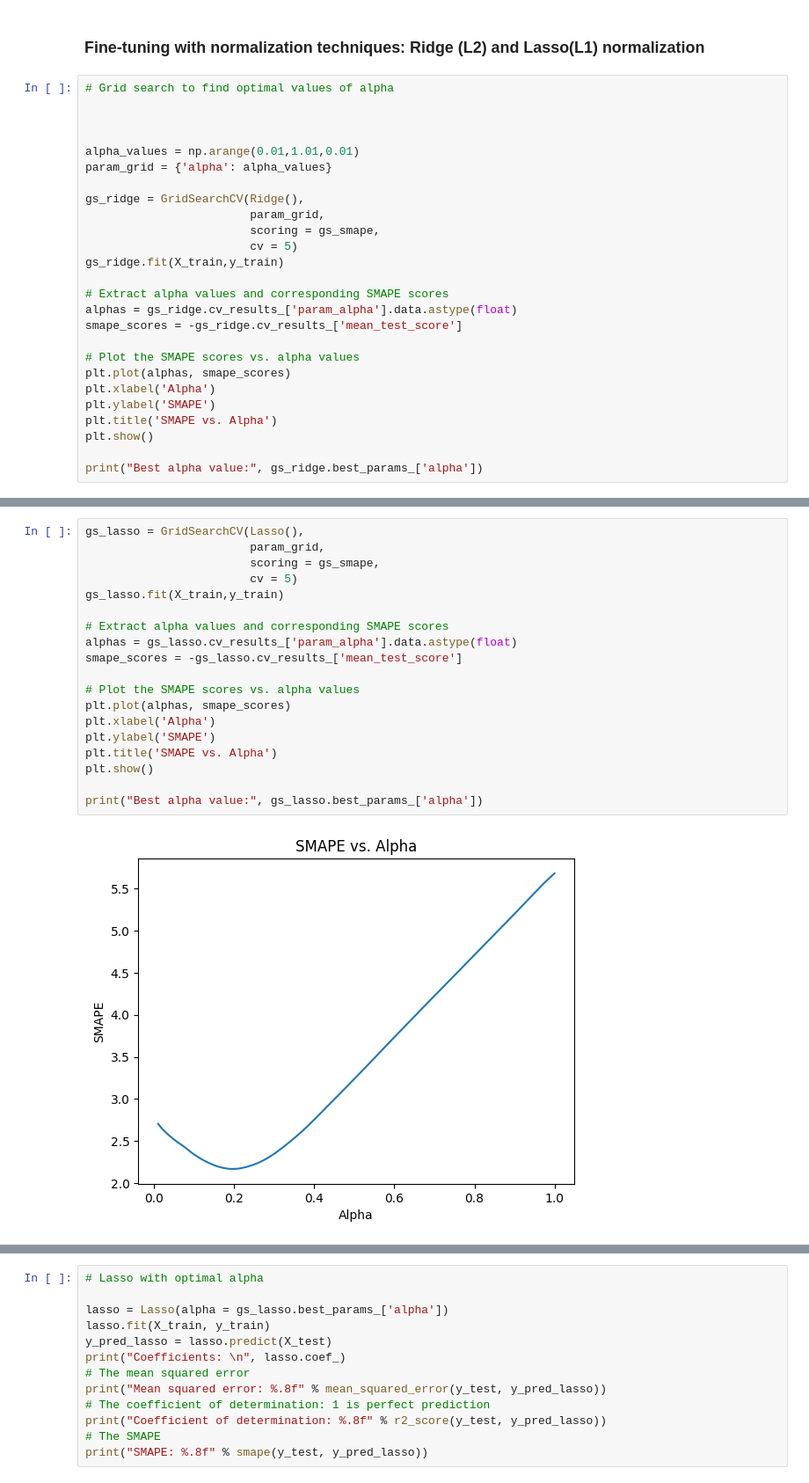
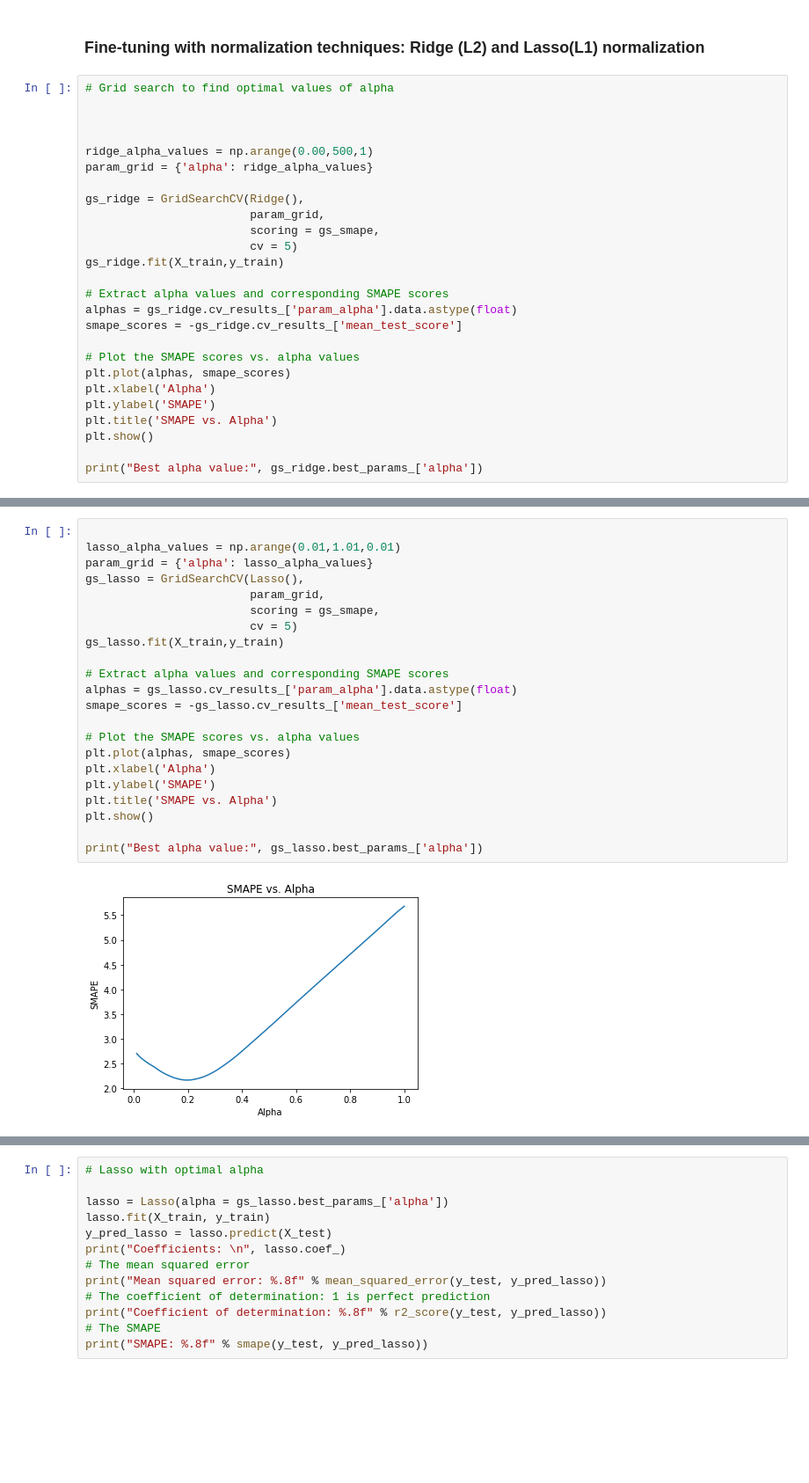
Before and after one commit to nic-hooper/microbusiness_density, a Jupyter notebook: checkpoint3.ipynb, the cells around one changed output, grey strips where cells are left out. Shown: that part at 88% size. Saved outputs shown, nothing was run; the diff lists cells and outputs as text; blank space fills up the shorter version.

```diff
--- a/checkpoint3.ipynb
+++ b/checkpoint3.ipynb
@@ -62,8 +62,8 @@ SMAPE: 2.79810986
 
 
 
-alpha_values = np.arange(0.01,1.01,0.01)
-param_grid = {'alpha': alpha_values}
+ridge_alpha_values = np.arange(0.00,500,1)
+param_grid = {'alpha': ridge_alpha_values}
 
 gs_ridge = GridSearchCV(Ridge(),
                         param_grid,
@@ -112,24 +112,27 @@ SMAPE: 2.79801122
 # %%
+
+lasso_alpha_values = np.arange(0.01,1.01,0.01)
+param_grid = {'alpha': lasso_alpha_values}
 gs_lasso = GridSearchCV(Lasso(),
                         param_grid,
                         scoring = gs_smape,
                         cv = 5)
 gs_lasso.fit(X_train,y_train)
 
 # Extract alpha values and corresponding SMAPE scores
 alphas = gs_lasso.cv_results_['param_alpha'].data.astype(float)
 smape_scores = -gs_lasso.cv_results_['mean_test_score']
 
 # Plot the SMAPE scores vs. alpha values
 plt.plot(alphas, smape_scores)
 plt.xlabel('Alpha')
 plt.ylabel('SMAPE')
 plt.title('SMAPE vs. Alpha')
 plt.show()
 
 print("Best alpha value:", gs_lasso.best_params_['alpha'])
 # %% [output]
-[figure, old version]
+[figure, new version]
 Best alpha value: 0.2
 # %%
 # Lasso with optimal alpha
```
Also changed, not shown: parts of 2 cells of this notebook.
